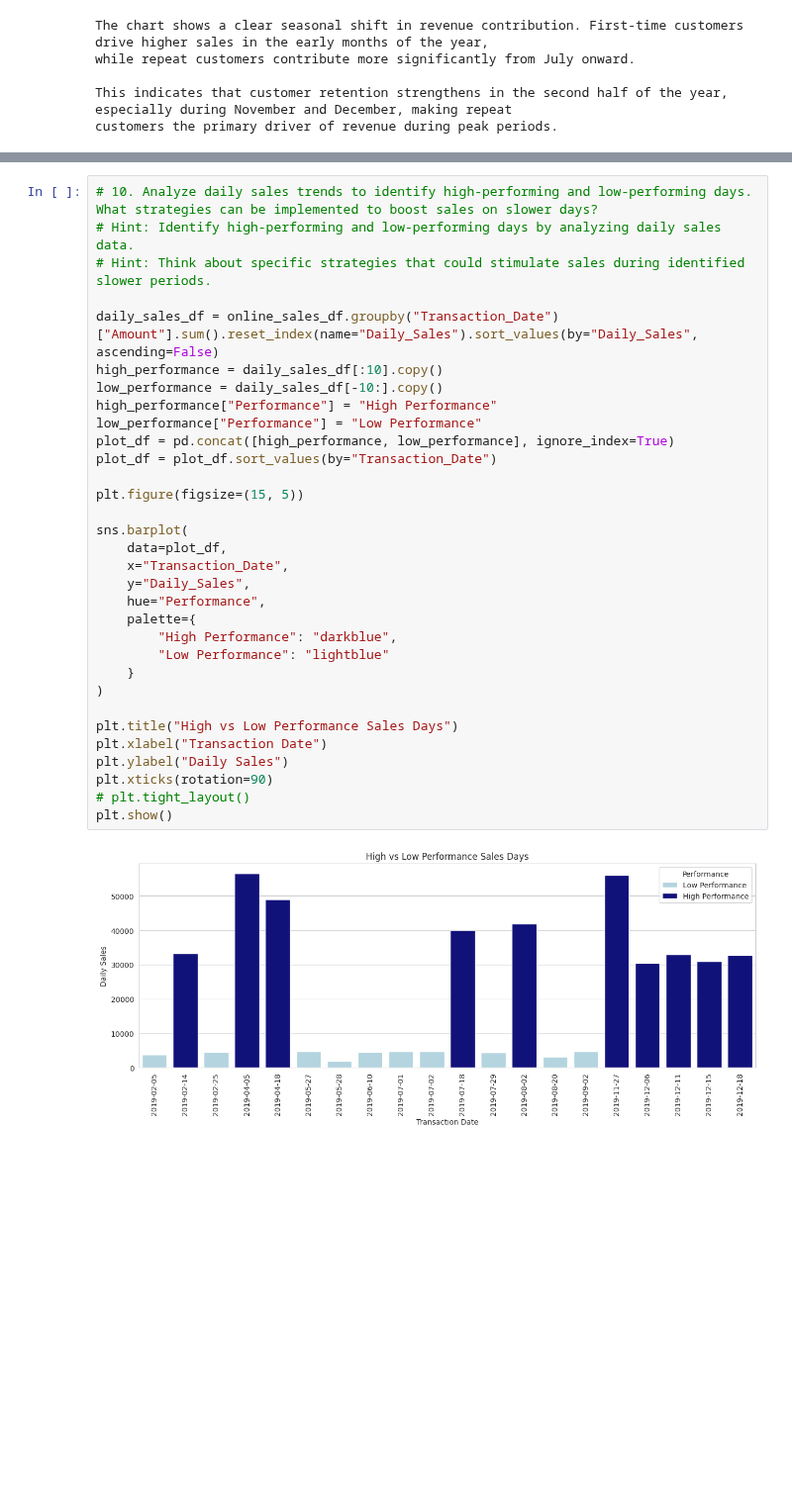
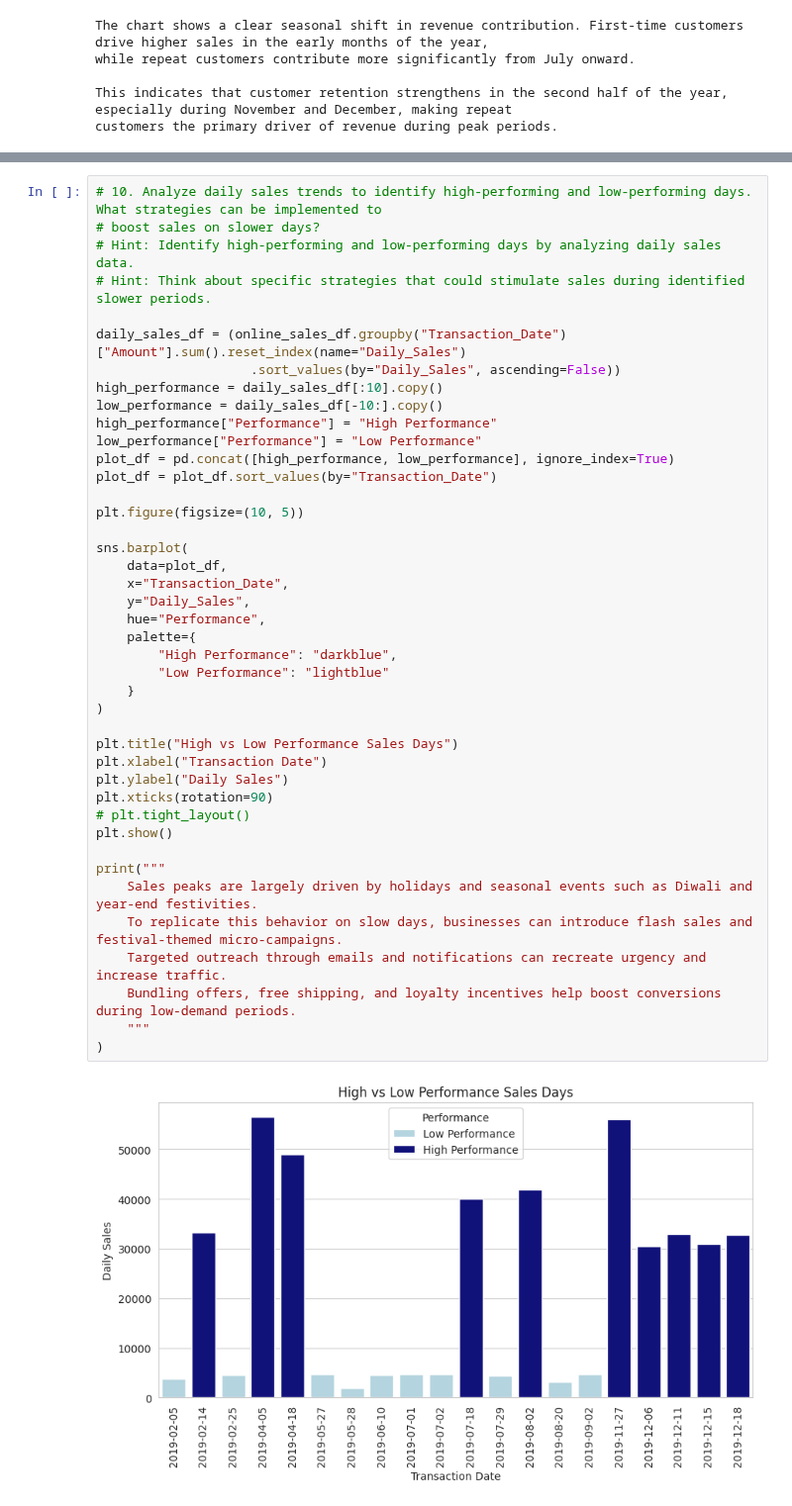
Before and after one commit to rajkgoel/AW-Internet-Sales1, a Jupyter notebook: Scaler_Ecomm_Case_Study1.ipynb, the cells around one changed output, grey strips where cells are left out. Shown at 99% size. Saved outputs shown, nothing was run; the diff lists cells and outputs as text; blank space fills up the shorter version.

```diff
--- a/Scaler_Ecomm_Case_Study1.ipynb
+++ b/Scaler_Ecomm_Case_Study1.ipynb
@@ -686,34 +696,44 @@ for location in locations:
 # %%
-# 10. Analyze daily sales trends to identify high-performing and low-performing days. What strategies can be implemented to boost sales on slower days?
+# 10. Analyze daily sales trends to identify high-performing and low-performing days. What strategies can be implemented to
+# boost sales on slower days?
 # Hint: Identify high-performing and low-performing days by analyzing daily sales data.
 # Hint: Think about specific strategies that could stimulate sales during identified slower periods.
 
-daily_sales_df = online_sales_df.groupby("Transaction_Date")["Amount"].sum().reset_index(name="Daily_Sales").sort_values(by="Daily_Sales", ascending=False)
+daily_sales_df = (online_sales_df.groupby("Transaction_Date")["Amount"].sum().reset_index(name="Daily_Sales")
+                    .sort_values(by="Daily_Sales", ascending=False))
 high_performance = daily_sales_df[:10].copy()
 low_performance = daily_sales_df[-10:].copy()
 high_performance["Performance"] = "High Performance"
 low_performance["Performance"] = "Low Performance"
 plot_df = pd.concat([high_performance, low_performance], ignore_index=True)
 plot_df = plot_df.sort_values(by="Transaction_Date")
 
-plt.figure(figsize=(15, 5))
+plt.figure(figsize=(10, 5))
 
 sns.barplot(
     data=plot_df,
     x="Transaction_Date",
     y="Daily_Sales",
     hue="Performance",
     palette={
         "High Performance": "darkblue",
         "Low Performance": "lightblue"
     }
 )
 
 plt.title("High vs Low Performance Sales Days")
 plt.xlabel("Transaction Date")
 plt.ylabel("Daily Sales")
 plt.xticks(rotation=90)
 # plt.tight_layout()
 plt.show()
+
+print("""
+    Sales peaks are largely driven by holidays and seasonal events such as Diwali and year-end festivities.
+    To replicate this behavior on slow days, businesses can introduce flash sales and festival-themed micro-campaigns.
+    Targeted outreach through emails and notifications can recreate urgency and increase traffic.
+    Bundling offers, free shipping, and loyalty incentives help boost conversions during low-demand periods.
+    """
+)
 # %% [output]
-[figure, old version]
+[figure, new version]
```
Also changed, not shown: parts of 12 cells of this notebook.
